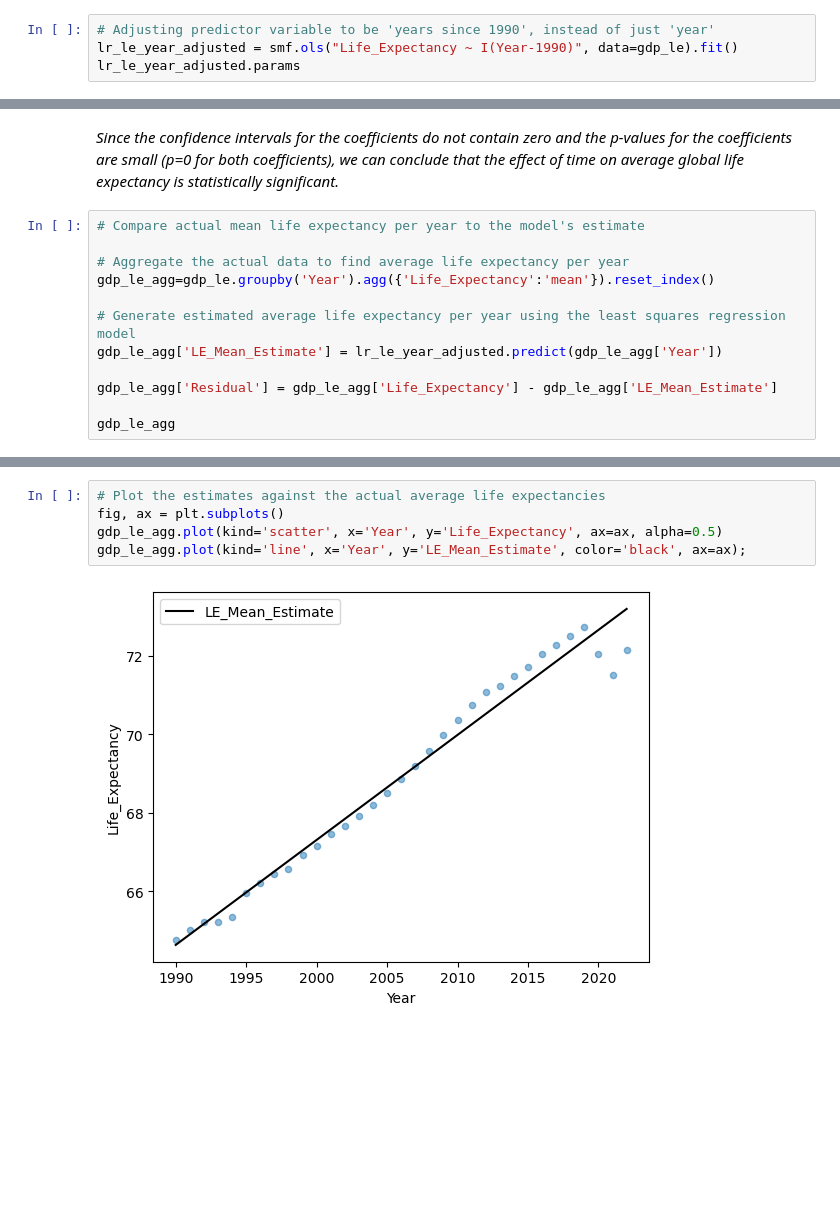
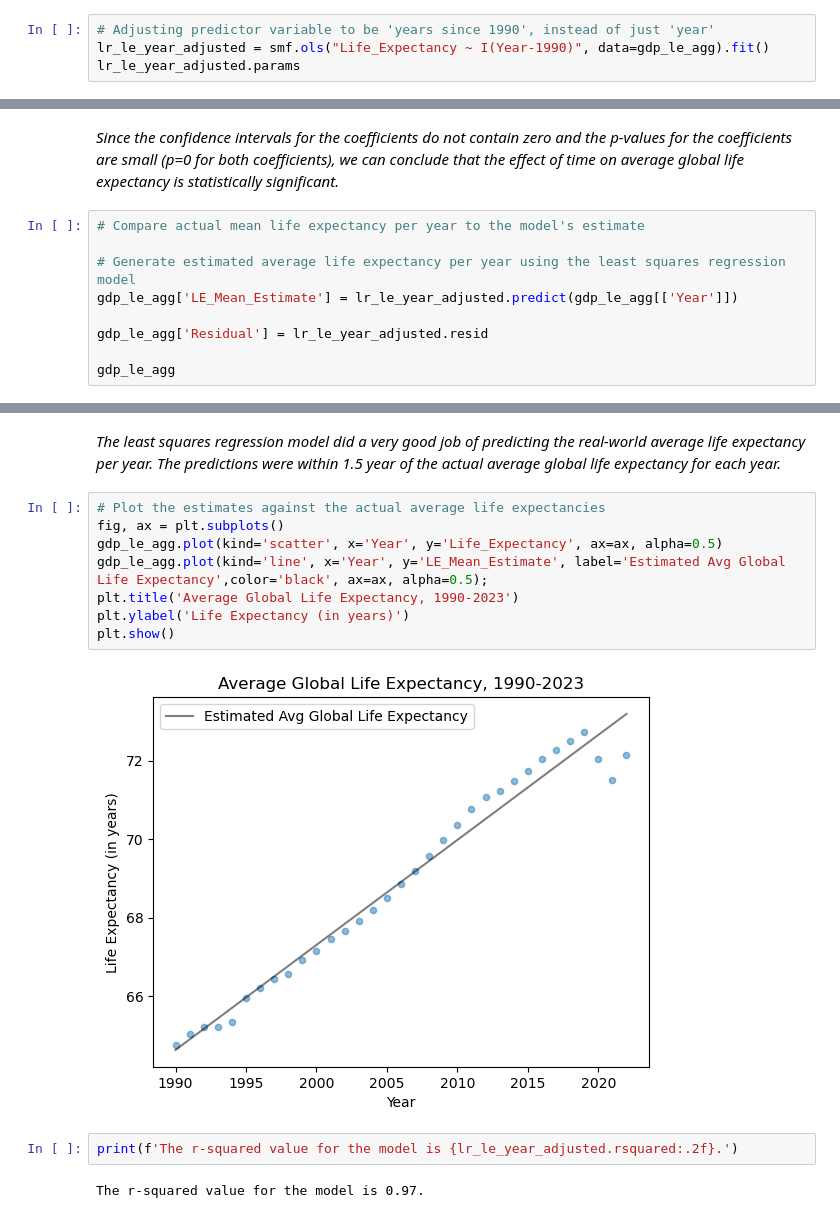
Before and after one commit to nss-data-science-cohort-9/un-linear-regression-aezell314, a Jupyter notebook: notebooks/Linear Regression Practice.ipynb, the cells around one changed output, grey strips where cells are left out. Saved outputs shown, nothing was run; the diff lists cells and outputs as text; blank space fills up the shorter version.

Commit message:
Fixing question one's model

```diff
--- a/notebooks/Linear Regression Practice.ipynb
+++ b/notebooks/Linear Regression Practice.ipynb
@@ -28,6 +31,6 @@ dtype: float64
 *Based on the coefficients of the least squares regression model, we'd expect to see average global life expectancy rise by about 0.27 years every year. The intercept of -468.14 doesn't have a meaning in the context of our model, since (a) life expectancy cannot be a negative number, and (b) our observations start in 1990, which is very far away from the year 0, so we would want to use caution when extrapolating that far.*
 # %%
 # Adjusting predictor variable to be 'years since 1990', instead of just 'year'
-lr_le_year_adjusted = smf.ols("Life_Expectancy ~ I(Year-1990)", data=gdp_le).fit()
+lr_le_year_adjusted = smf.ols("Life_Expectancy ~ I(Year-1990)", data=gdp_le_agg).fit()
 lr_le_year_adjusted.params
 # %% [output]
@@ -63,13 +66,10 @@ Notes:
 # %%
 # Compare actual mean life expectancy per year to the model's estimate
 
-# Aggregate the actual data to find average life expectancy per year
-gdp_le_agg=gdp_le.groupby('Year').agg({'Life_Expectancy':'mean'}).reset_index()
+# Generate estimated average life expectancy per year using the least squares regression model
+gdp_le_agg['LE_Mean_Estimate'] = lr_le_year_adjusted.predict(gdp_le_agg[['Year']])
 
-# Generate estimated average life expectancy per year using the least squares regression model
-gdp_le_agg['LE_Mean_Estimate'] = lr_le_year_adjusted.predict(gdp_le_agg['Year'])
-
-gdp_le_agg['Residual'] = gdp_le_agg['Life_Expectancy'] - gdp_le_agg['LE_Mean_Estimate']
+gdp_le_agg['Residual'] = lr_le_year_adjusted.resid
 
 gdp_le_agg
 # %% [output]
@@ -93,7 +93,16 @@ gdp_le_agg
+# %% [markdown]
+*The least squares regression model did a very good job of predicting the real-world average life expectancy per year. The predictions were within 1.5 year of the actual average global life expectancy for each year.*
 # %%
 # Plot the estimates against the actual average life expectancies
 fig, ax = plt.subplots()
 gdp_le_agg.plot(kind='scatter', x='Year', y='Life_Expectancy', ax=ax, alpha=0.5)
-gdp_le_agg.plot(kind='line', x='Year', y='LE_Mean_Estimate', color='black', ax=ax);
+gdp_le_agg.plot(kind='line', x='Year', y='LE_Mean_Estimate', label='Estimated Avg Global Life Expectancy',color='black', ax=ax, alpha=0.5);
+plt.title('Average Global Life Expectancy, 1990-2023')
+plt.ylabel('Life Expectancy (in years)')
+plt.show()
 # %% [output]
-[figure, old version]
+[figure, new version]
+# %%
+print(f'The r-squared value for the model is {lr_le_year_adjusted.rsquared:.2f}.')
+# %% [output]
+The r-squared value for the model is 0.97.
```
Also changed, not shown: parts of 7 cells of this notebook, 1 other file.
